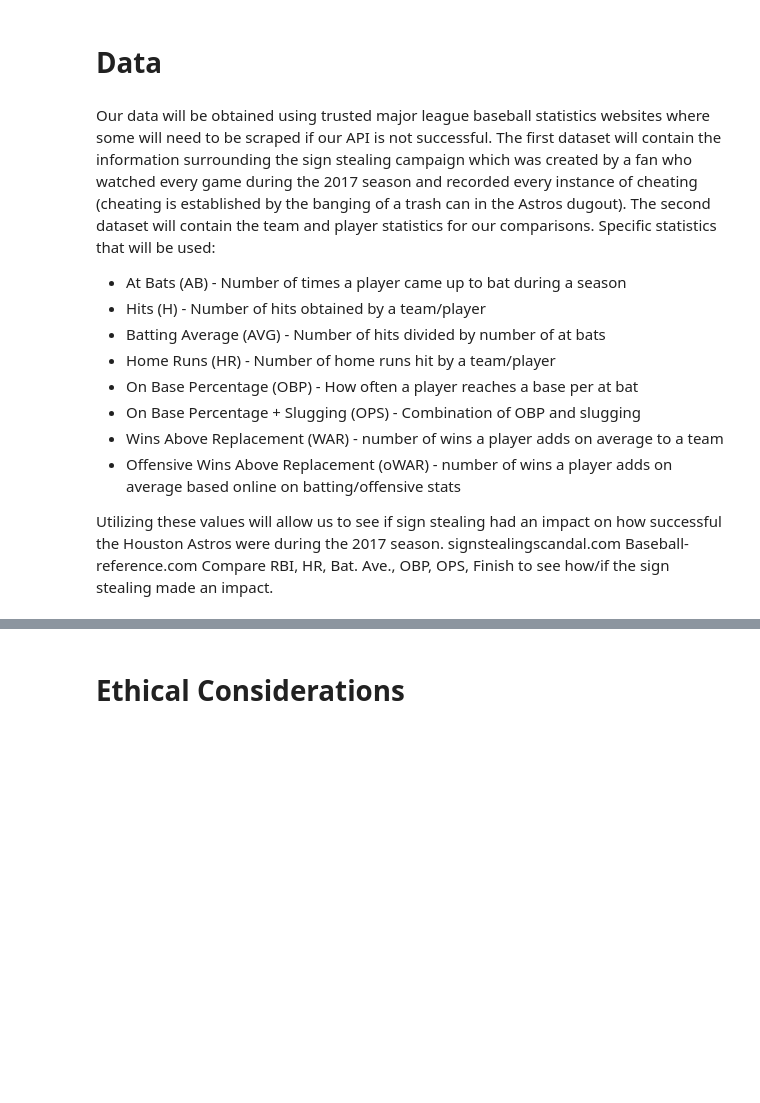
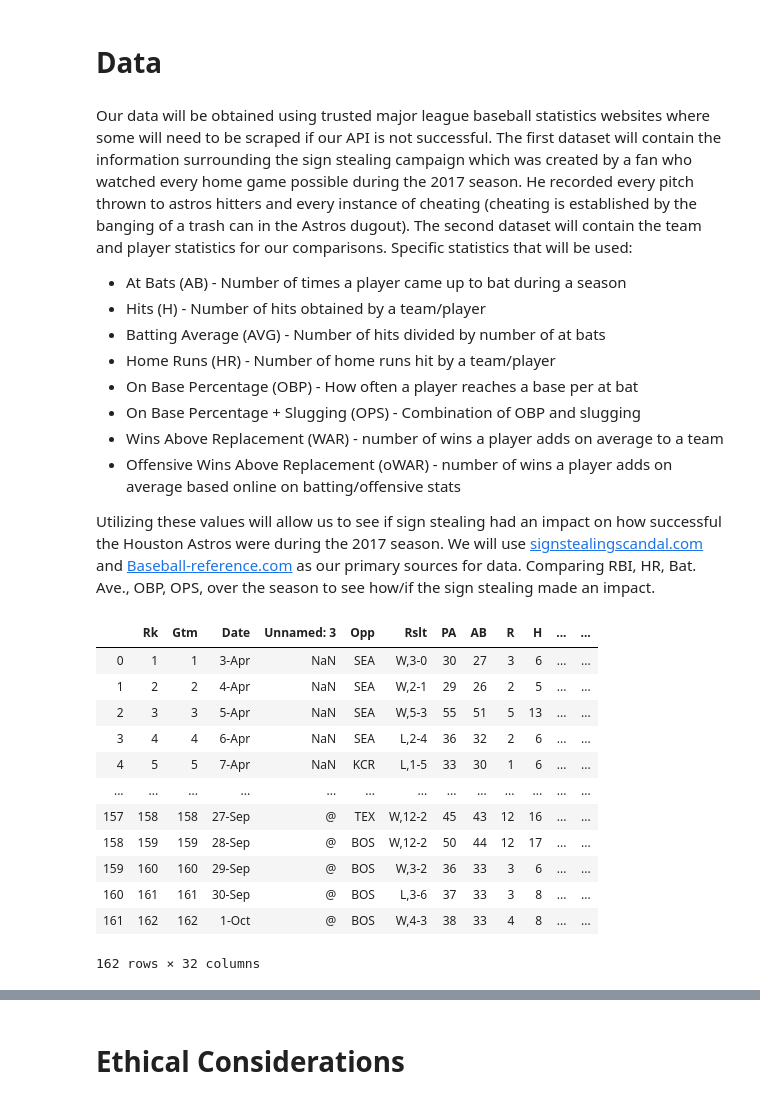
Before and after one commit to nicholas-greger/astros-project, a Jupyter notebook: Proposal.ipynb, the cells around one changed output, grey strips where cells are left out. Saved outputs shown, nothing was run; the diff lists cells and outputs as text; code cells hidden in the pictures; blank space fills up the shorter version.

```diff
--- a/Proposal.ipynb
+++ b/Proposal.ipynb
@@ -24,7 +24,7 @@ We will ask four fundamental questions:
 # %% [markdown]
 # Data
 # %% [markdown]
-Our data will be obtained using trusted major league baseball statistics websites where some will need to be scraped if our API is not successful. The first dataset will contain the information surrounding the sign stealing campaign which was created by a fan who watched every game during the 2017 season and recorded every instance of cheating (cheating is established by the banging of a trash can in the Astros dugout). The second dataset will contain the team and player statistics for our comparisons. Specific statistics that will be used:
+Our data will be obtained using trusted major league baseball statistics websites where some will need to be scraped if our API is not successful. The first dataset will contain the information surrounding the sign stealing campaign which was created by a fan who watched every home game possible during the 2017 season. He  recorded every pitch thrown to astros hitters and every instance of cheating (cheating is established by the banging of a trash can in the Astros dugout). The second dataset will contain the team and player statistics for our comparisons. Specific statistics that will be used:
 
 - At Bats (AB) - Number of times a player came up to bat during a season
 - Hits (H) - Number of hits obtained by a team/player
@@ -36,6 +36,24 @@ Our data will be obtained using trusted major league baseball statistics website
 - Offensive Wins Above Replacement (oWAR) - number of wins a player adds on average based online on batting/offensive stats
 
 Utilizing these values will allow us to see if sign stealing had an impact on how successful the Houston Astros were during the 2017 season.
-signstealingscandal.com
-Baseball-reference.com
-Compare RBI, HR, Bat. Ave., OBP, OPS, Finish to see how/if the sign stealing made an impact.
+We will use [signstealingscandal.com](signstealing.com) and
+[Baseball-reference.com](Baseball-refrence.com) as our primary sources for data.
+Comparing RBI, HR, Bat. Ave., OBP, OPS, over the season to see how/if the sign stealing made an impact.
+# %%
+import pandas as pd
+df1 = pd.read_csv('astros batting data 2017.csv')
+df1
+# %% [output]
+|  | Rk | Gtm | Date | Unnamed: 3 | Opp | Rslt | PA | AB | R | H | ... | ... |
+| 0 | 1 | 1 | 3-Apr | NaN | SEA | W,3-0 | 30 | 27 | 3 | 6 | ... | ... |
+| 1 | 2 | 2 | 4-Apr | NaN | SEA | W,2-1 | 29 | 26 | 2 | 5 | ... | ... |
+| 2 | 3 | 3 | 5-Apr | NaN | SEA | W,5-3 | 55 | 51 | 5 | 13 | ... | ... |
+| 3 | 4 | 4 | 6-Apr | NaN | SEA | L,2-4 | 36 | 32 | 2 | 6 | ... | ... |
+| 4 | 5 | 5 | 7-Apr | NaN | KCR | L,1-5 | 33 | 30 | 1 | 6 | ... | ... |
+| ... | ... | ... | ... | ... | ... | ... | ... | ... | ... | ... | ... | ... |
+| 157 | 158 | 158 | 27-Sep | @ | TEX | W,12-2 | 45 | 43 | 12 | 16 | ... | ... |
+| 158 | 159 | 159 | 28-Sep | @ | BOS | W,12-2 | 50 | 44 | 12 | 17 | ... | ... |
+| 159 | 160 | 160 | 29-Sep | @ | BOS | W,3-2 | 36 | 33 | 3 | 6 | ... | ... |
+| 160 | 161 | 161 | 30-Sep | @ | BOS | L,3-6 | 37 | 33 | 3 | 8 | ... | ... |
+| 161 | 162 | 162 | 1-Oct | @ | BOS | W,4-3 | 38 | 33 | 4 | 8 | ... | ... |
+162 rows × 32 columns
```
Also changed, not shown: parts of 5 cells of this notebook, 3 other files.
